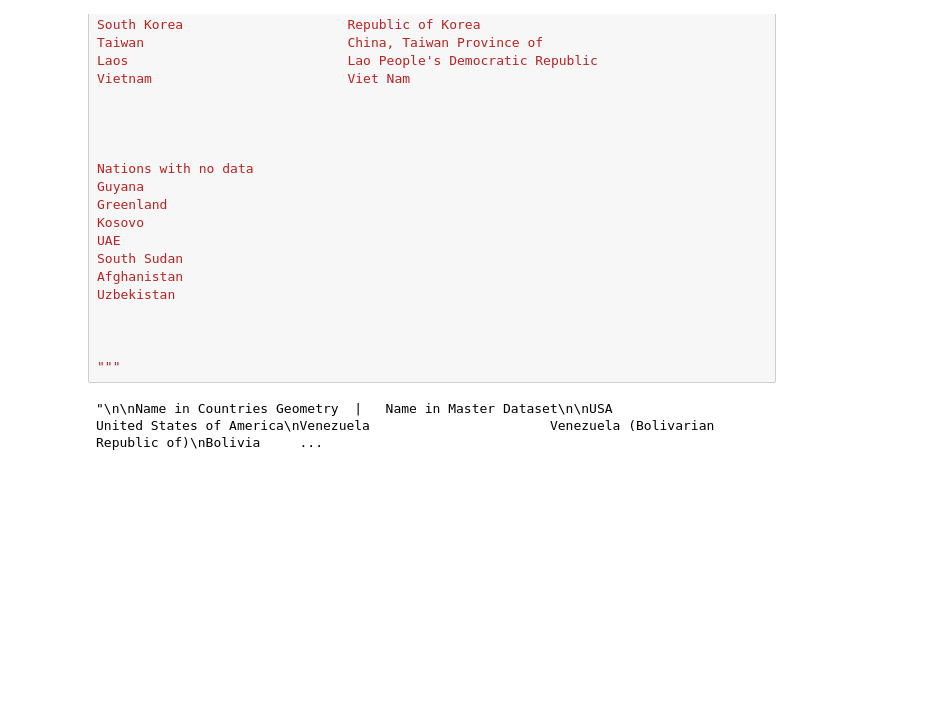
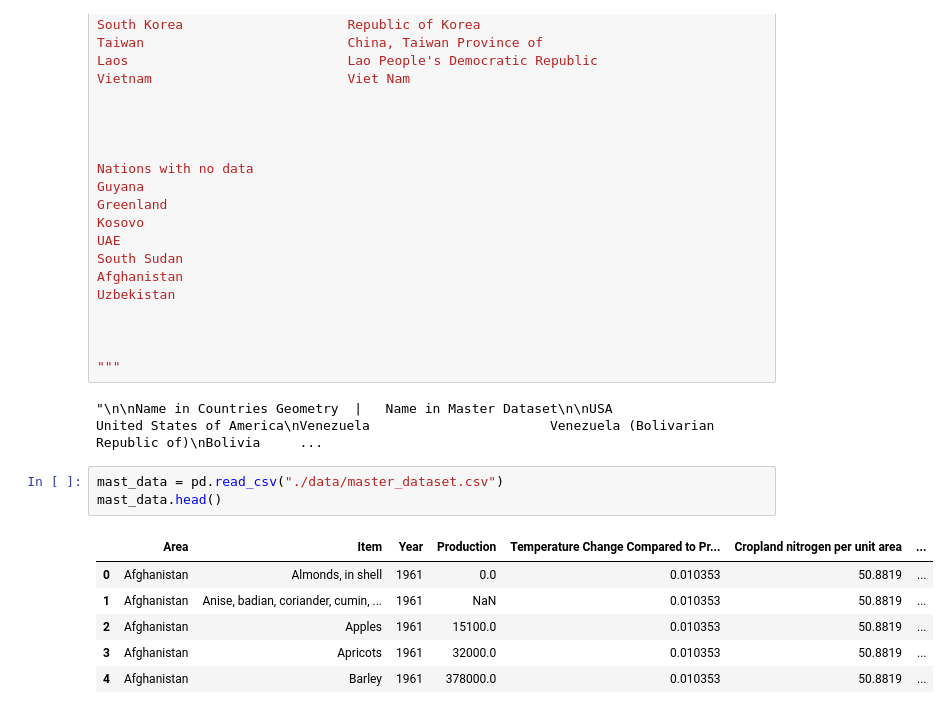
Before and after one commit to justinzhao07/cmsc471_final_project, a Jupyter notebook: pesticide/reprocess_data.ipynb, the cells around one changed output. Saved outputs shown, nothing was run; the diff lists cells and outputs as text; blank space fills up the shorter version.

```diff
--- a/pesticide/reprocess_data.ipynb
+++ b/pesticide/reprocess_data.ipynb
@@ -133,3 +133,13 @@ Uzbekistan
 """
 # %% [output]
 "\n\nName in Countries Geometry  |   Name in Master Dataset\n\nUSA                             United States of America\nVenezuela                       Venezuela (Bolivarian Republic of)\nBolivia     ...
+# %%
+mast_data = pd.read_csv("./data/master_dataset.csv")
+mast_data.head()
+# %% [output]
+|  | Area | Item | Year | Production | Temperature Change Compared to Pr... | Cropland nitrogen per unit area | ... |
+| 0 | Afghanistan | Almonds, in shell | 1961 | 0.0 | 0.010353 | 50.8819 | ... |
+| 1 | Afghanistan | Anise, badian, coriander, cumin, ... | 1961 | NaN | 0.010353 | 50.8819 | ... |
+| 2 | Afghanistan | Apples | 1961 | 15100.0 | 0.010353 | 50.8819 | ... |
+| 3 | Afghanistan | Apricots | 1961 | 32000.0 | 0.010353 | 50.8819 | ... |
+| 4 | Afghanistan | Barley | 1961 | 378000.0 | 0.010353 | 50.8819 | ... |
```
Also changed, not shown: parts of 2 cells of this notebook, 7 other files.
